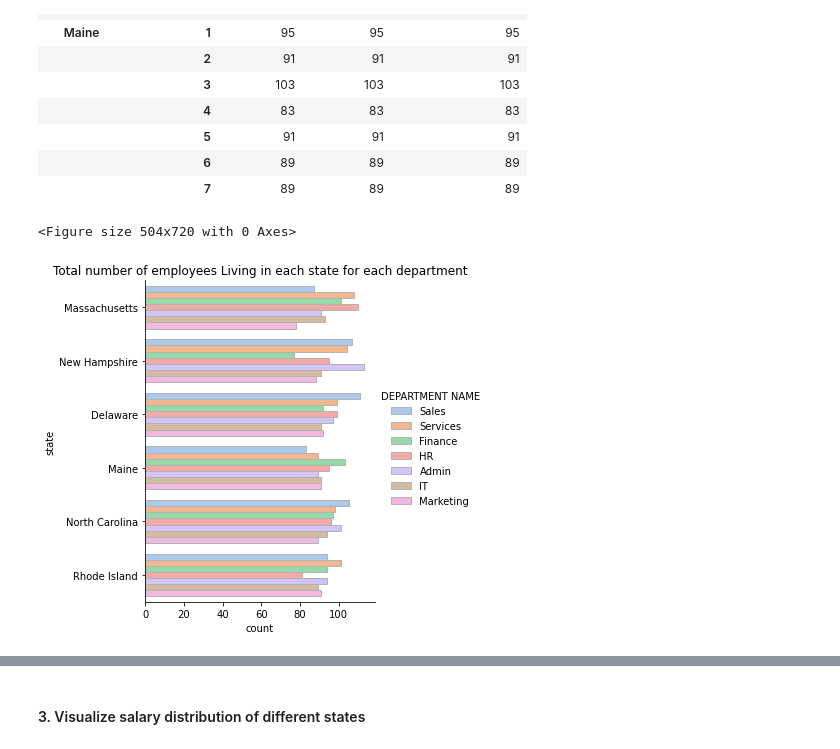
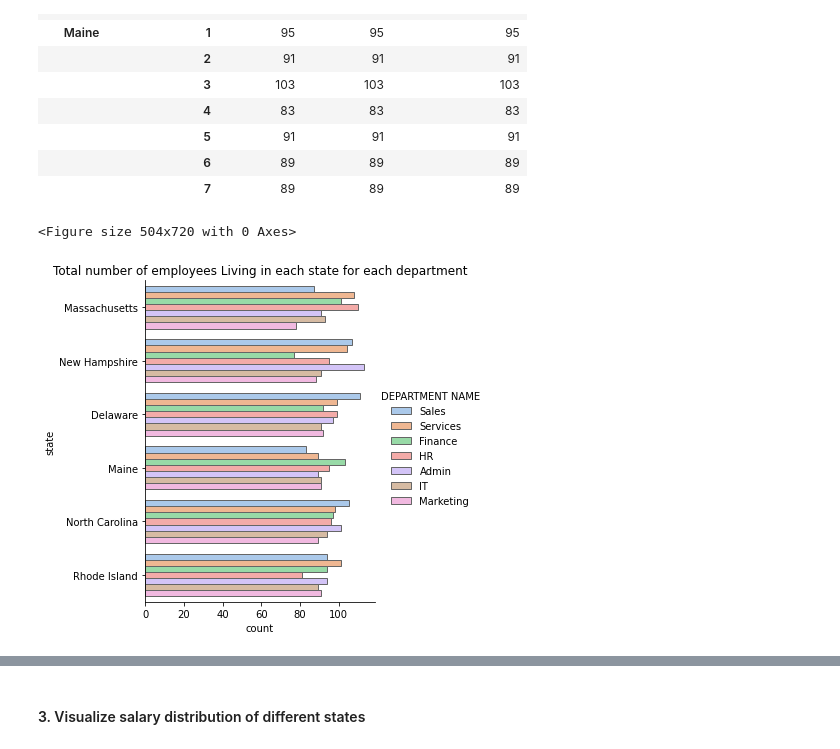
Before and after one commit to Chandana-799/DATA601_tuesday, a Jupyter notebook: week07/hw-07 (2).ipynb, the cells around one changed output, grey strips where cells are left out. Cells and saved outputs as stored; diff of their text form; code cells hidden in the pictures.

```diff
--- a/week07/hw-07.ipynb
+++ b/week07/hw-07 (2).ipynb
@@ -346,18 +346,18 @@ data.loc['Delaware':'Maine']
 # %%
 plt.figure(figsize=(7,10))
 
-sns.catplot(y='state', hue='DEPARTMENT NAME', kind='count', edgecolor='0.7',
+sns.catplot(y='state', hue='DEPARTMENT NAME', kind='count', edgecolor='0.4',
             palette='pastel',
             data=df_q2[(df_q2['state'] == 'Rhode Island') | (df_q2['state'] == 'New Hampshire') |
                        (df_q2['state'] == 'Maine') |(df_q2['state'] == 'Delaware') |
                        (df_q2['state'] == 'Massachusetts') | (df_q2['state'] == 'North Carolina') |
                        (df_q2['state'] == 'New Jersey')])
 plt.title('Total number of employees Living in each state for each department')
 
 plt.show()
 # %% [output]
 <Figure size 504x720 with 0 Axes>
-[figure, old version]
+[figure, new version]
 # %%
 plt.figure(figsize=(7,10))
 
```
Also changed, not shown: parts of 1 cell of this notebook.
